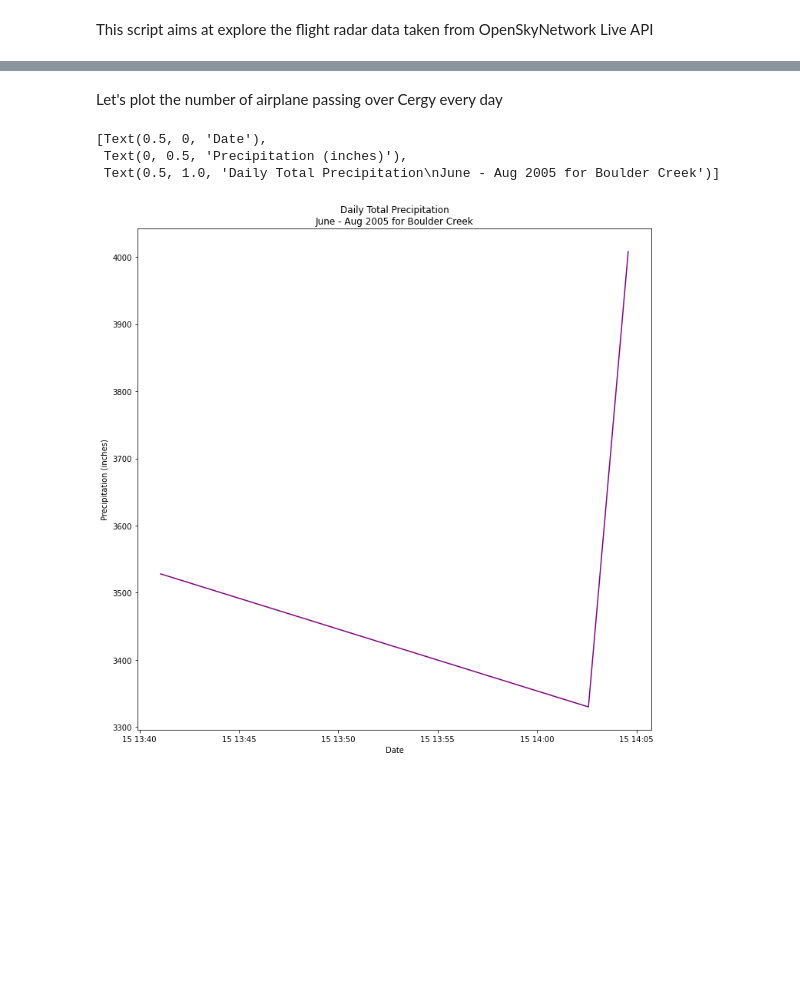
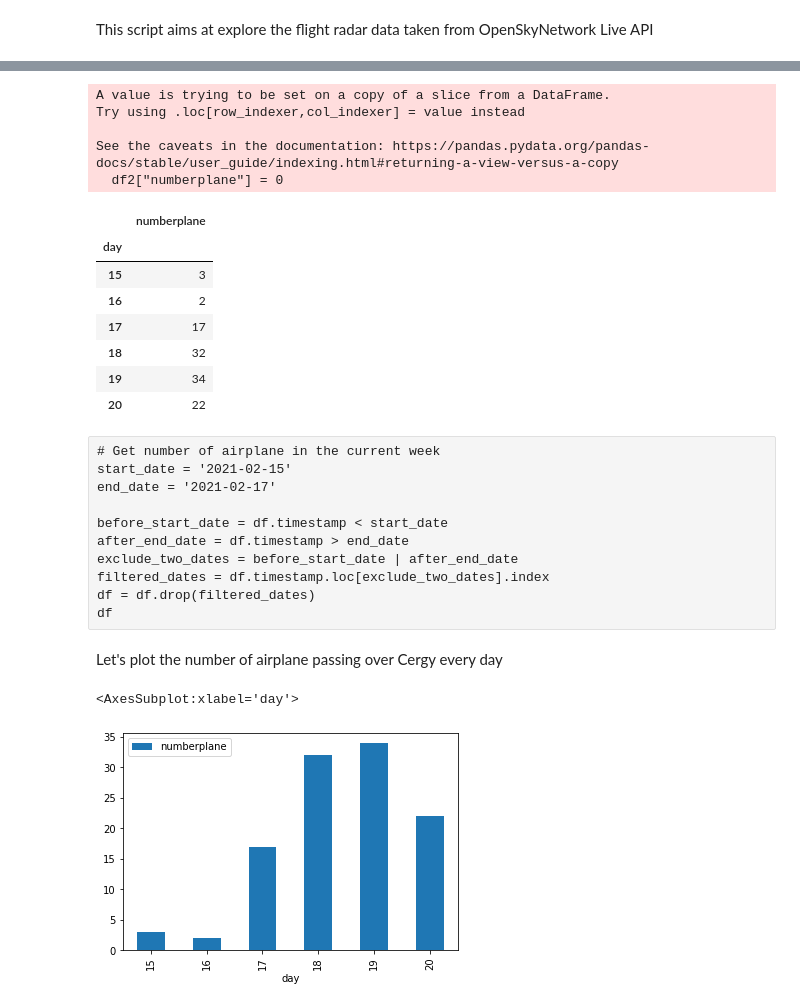
Before and after one commit to Gamma-Software/cergy_flight_radar, a Jupyter notebook: database_explore.ipynb, the cells around one changed output, grey strips where cells are left out. Cells and saved outputs as stored; diff of their text form; code cells hidden in the pictures; blank space fills up the shorter version.

Commit message:
update notebook plot by day

```diff
--- a/database_explore.ipynb
+++ b/database_explore.ipynb
@@ -54,2 +63,0 @@ df
-# %%
-df['timestamp'] = pd.to_datetime(df['timestamp'], unit='s')
@@ -62,0 +64,6 @@ df
+# %%
+df.timestamp = pd.to_datetime(df.timestamp, unit='s').dt.normalize()
+df["day"] = df.timestamp.dt.day
+df["month"] = df.timestamp.dt.month
+df["year"] = df.timestamp.dt.year
+df
@@ -63,30 +84,37 @@ df
+# %%
+df2 = df[["day"]]
+df2["numberplane"] = 0
+df3 = df2.groupby(by=["day"]).count()
+df3
+# %% [output]
+A value is trying to be set on a copy of a slice from a DataFrame.
+Try using .loc[row_indexer,col_indexer] = value instead
+
+See the caveats in the documentation: https://pandas.pydata.org/pandas-docs/stable/user_guide/indexing.html#returning-a-view-versus-a-copy
+  df2["numberplane"] = 0
+|  | numberplane |
+| day |  |
+| 15 | 3 |
+| 16 | 2 |
+| 17 | 17 |
+| 18 | 32 |
+| 19 | 34 |
+| 20 | 22 |
+# %% [raw]
+# Get number of airplane in the current week
+start_date = '2021-02-15'
+end_date = '2021-02-17'
+
+before_start_date = df.timestamp < start_date
+after_end_date = df.timestamp > end_date
+exclude_two_dates = before_start_date | after_end_date
+filtered_dates = df.timestamp.loc[exclude_two_dates].index
+df = df.drop(filtered_dates)
+df
 # %% [markdown]
 Let's plot the number of airplane passing over Cergy every day
-# %%
-import matplotlib.pyplot as plt
-import seaborn as sns
-import numpy as np
-import matplotlib.pyplot as plt
-import pandas as pd
-import matplotlib.ticker as ticker
-import matplotlib.dates as mdates
-%matplotlib inline
-
-
-# Create figure and plot space
-fig, ax = plt.subplots(figsize=(12, 12))
-
-# Add x-axis and y-axis
-ax.plot(df['timestamp'].values,
-       df['geo_altitude'],
-       color='purple')
-
-# Set title and labels for axes
-ax.set(xlabel="Date",
-       ylabel="Precipitation (inches)",
-       title="Daily Total Precipitation\nJune - Aug 2005 for Boulder Creek")
-# %% [output]
-[Text(0.5, 0, 'Date'),
- Text(0, 0.5, 'Precipitation (inches)'),
- Text(0.5, 1.0, 'Daily Total Precipitation\nJune - Aug 2005 for Boulder Creek')]
-[figure, removed]
+# %%
+df3.plot.bar(y="numberplane", use_index=True)
+# %% [output]
+<AxesSubplot:xlabel='day'>
+[figure, added]
```
Also changed, not shown: parts of 11 cells of this notebook.
